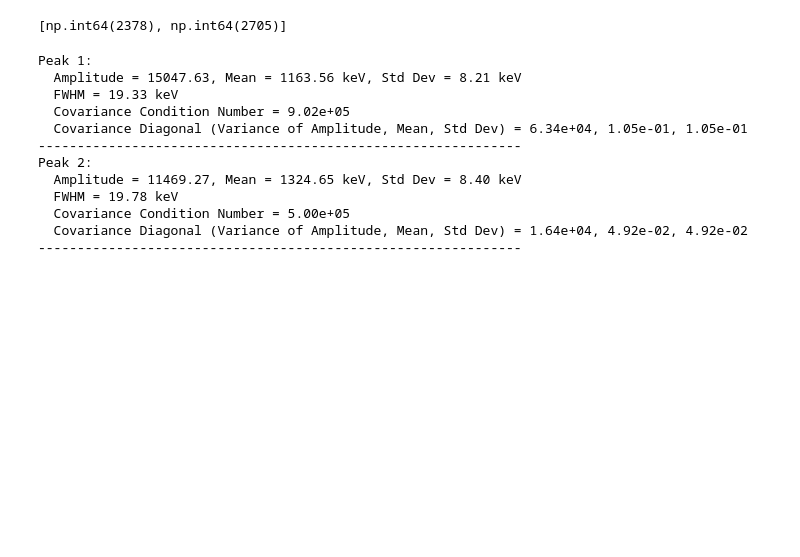
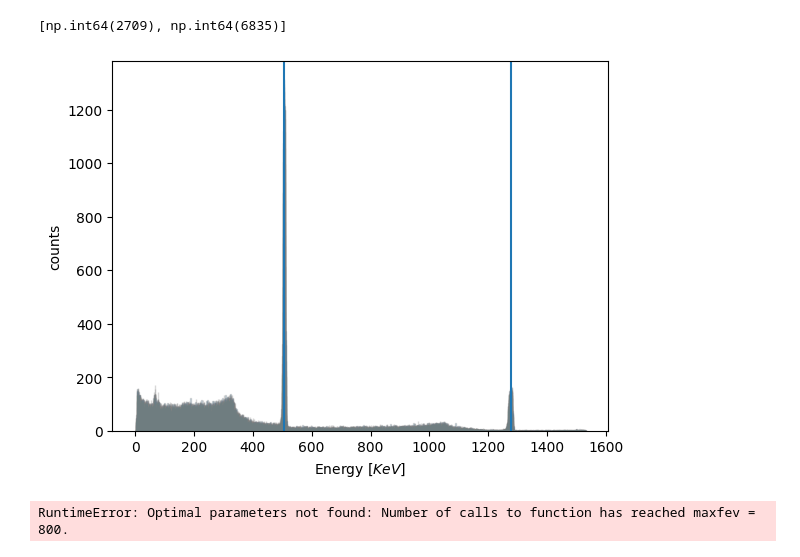
Before and after one commit to AlexanderWalker2/gamma-spectroscopy-, a Jupyter notebook: spectrocopy peak detection note book.ipynb, the cells around one changed output. Drawn from its saved outputs; the diff is of its cells as text; code cells hidden in the pictures; blank space fills up the shorter version.

```diff
--- a/spectrocopy peak detection note book.ipynb
+++ b/spectrocopy peak detection note book.ipynb
@@ -10,12 +57,22 @@ bins = np.array(range(1,1+np.size(counts)))
 # %%
-peak_indices, peak_dict = sc.signal.find_peaks(counts, prominence = 1e2, height=4000, width=40)
+peak_indices, peak_dict = sc.signal.find_peaks(counts[energy > 400], prominence = 100, height=1, width=10)
 peak_heights = peak_dict['peak_heights']
+peak_indices=peak_indices + int(400/mca)
+
 peaks = [peak_indices[np.argmax(peak_heights)], peak_indices[np.argpartition(peak_heights,-2)[-2]]]
 num = np.size(peaks)
 
 print(peaks)
+
+plt.bar(energy, counts, edgecolor='grey', alpha = 0.3)
+[plt.axvline(x = energy[c]) for c in peaks]
+
+plt.xlabel(r'Energy [$KeV$]')
+plt.ylabel('counts')
+plt.show()
 # %% [output]
-[np.int64(2378), np.int64(2705)]
+[np.int64(2709), np.int64(6835)]
+[figure, added]
 # %%
 width = 100
 
@@ -32,7 +89,7 @@ for c in range(0, num):
     initial_guess = [counts[peaks[c]],peaks[c], 1]
     popt, pcov = sc.optimize.curve_fit(gaussian, bins[peaks[c]-width:peaks[c]+width], counts[peaks[c]-width:peaks[c]+width], p0=initial_guess)
 
-    popt[1:] = popt[1:]*4.882741E-001
+    popt[1:] = popt[1:]*mca
     param_array[c] = popt
     covariance_array[c] = [np.linalg.cond(pcov), *np.diag(pcov)]
     fitted_gaussians[c] = gaussian(bins[peaks[c]-width:peaks[c]+width], *popt)
@@ -45,15 +102,4 @@ for c in range(0, num):
     print(f"  Covariance Diagonal (Variance of Amplitude, Mean, Std Dev) = {covariance_array[c][1]:.2e}, {covariance_array[c][2]:.2e}, {covariance_array[c][3]:.2e}")
     print("--------------------------------------------------------------")
 # %% [output]
-Peak 1:
-  Amplitude = 15047.63, Mean = 1163.56 keV, Std Dev = 8.21 keV
-  FWHM = 19.33 keV
-  Covariance Condition Number = 9.02e+05
-  Covariance Diagonal (Variance of Amplitude, Mean, Std Dev) = 6.34e+04, 1.05e-01, 1.05e-01
---------------------------------------------------------------
-Peak 2:
-  Amplitude = 11469.27, Mean = 1324.65 keV, Std Dev = 8.40 keV
-  FWHM = 19.78 keV
-  Covariance Condition Number = 5.00e+05
-  Covariance Diagonal (Variance of Amplitude, Mean, Std Dev) = 1.64e+04, 4.92e-02, 4.92e-02
---------------------------------------------------------------
+RuntimeError: Optimal parameters not found: Number of calls to function has reached maxfev = 800.
```
Also changed, not shown: parts of 5 cells of this notebook, 1 other file.
